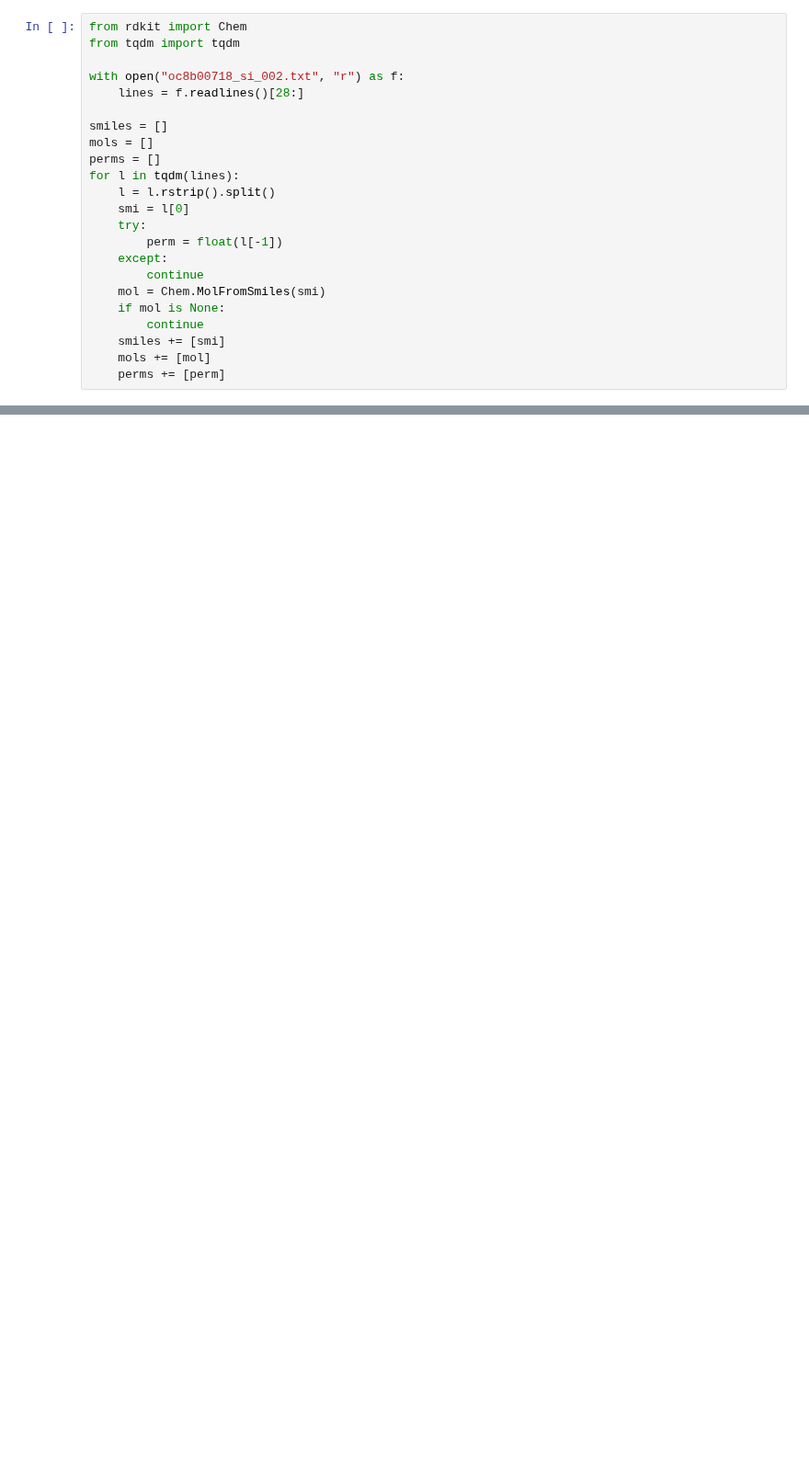
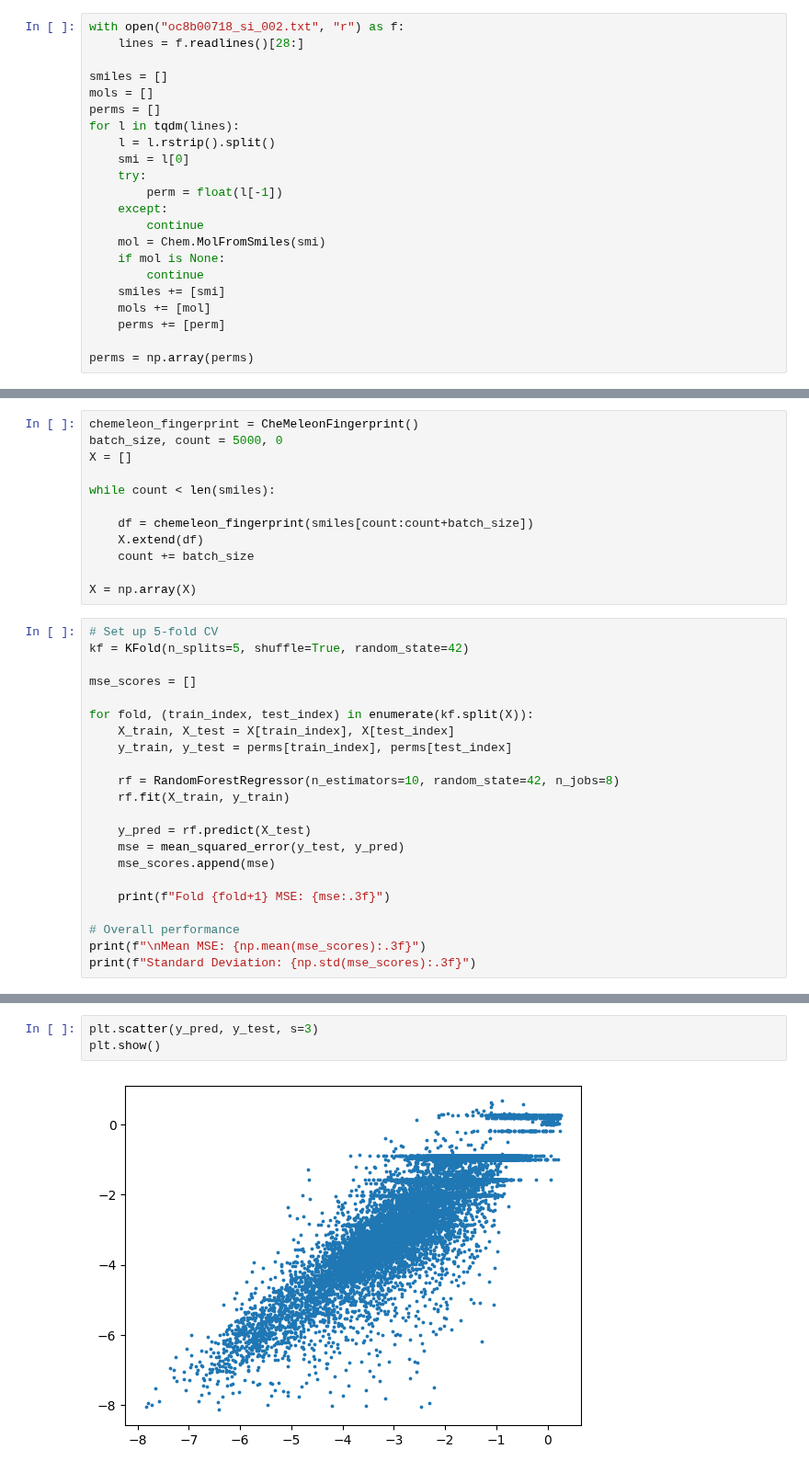
Before and after one commit to ersilia-os/eos2hbd, a Jupyter notebook: model/training/Training.ipynb, the cells around one changed output, grey strips where cells are left out. Shown at 92% size. Saved outputs shown, nothing was run; the diff lists cells and outputs as text; blank space fills up the shorter version.

```diff
--- a/model/training/Training.ipynb
+++ b/model/training/Training.ipynb
@@ -1,7 +15,4 @@
 # %%
-from rdkit import Chem
-from tqdm import tqdm
-
 with open("oc8b00718_si_002.txt", "r") as f:
     lines = f.readlines()[28:]
 
@@ -21,3 +32,5 @@ for l in tqdm(lines):
     smiles += [smi]
     mols += [mol]
     perms += [perm]
+
+perms = np.array(perms)
@@ -104,0 +37,34 @@ plt.scatter(y[:100], ypred)
+# %%
+chemeleon_fingerprint = CheMeleonFingerprint()
+batch_size, count = 5000, 0
+X = []
+
+while count < len(smiles):
+
+    df = chemeleon_fingerprint(smiles[count:count+batch_size])
+    X.extend(df)
+    count += batch_size
+
+X = np.array(X)
+# %%
+# Set up 5-fold CV
+kf = KFold(n_splits=5, shuffle=True, random_state=42)
+
+mse_scores = []
+
+for fold, (train_index, test_index) in enumerate(kf.split(X)):
+    X_train, X_test = X[train_index], X[test_index]
+    y_train, y_test = perms[train_index], perms[test_index]
+
+    rf = RandomForestRegressor(n_estimators=10, random_state=42, n_jobs=8)
+    rf.fit(X_train, y_train)
+
+    y_pred = rf.predict(X_test)
+    mse = mean_squared_error(y_test, y_pred)
+    mse_scores.append(mse)
+
+    print(f"Fold {fold+1} MSE: {mse:.3f}")
+
+# Overall performance
+print(f"\nMean MSE: {np.mean(mse_scores):.3f}")
+print(f"Standard Deviation: {np.std(mse_scores):.3f}")
@@ -104,0 +80,5 @@ plt.scatter(y[:100], ypred)
+# %%
+plt.scatter(y_pred, y_test, s=3)
+plt.show()
+# %% [output]
+[figure, added]
```
Also changed, not shown: parts of 10 cells of this notebook, 2 other files.
